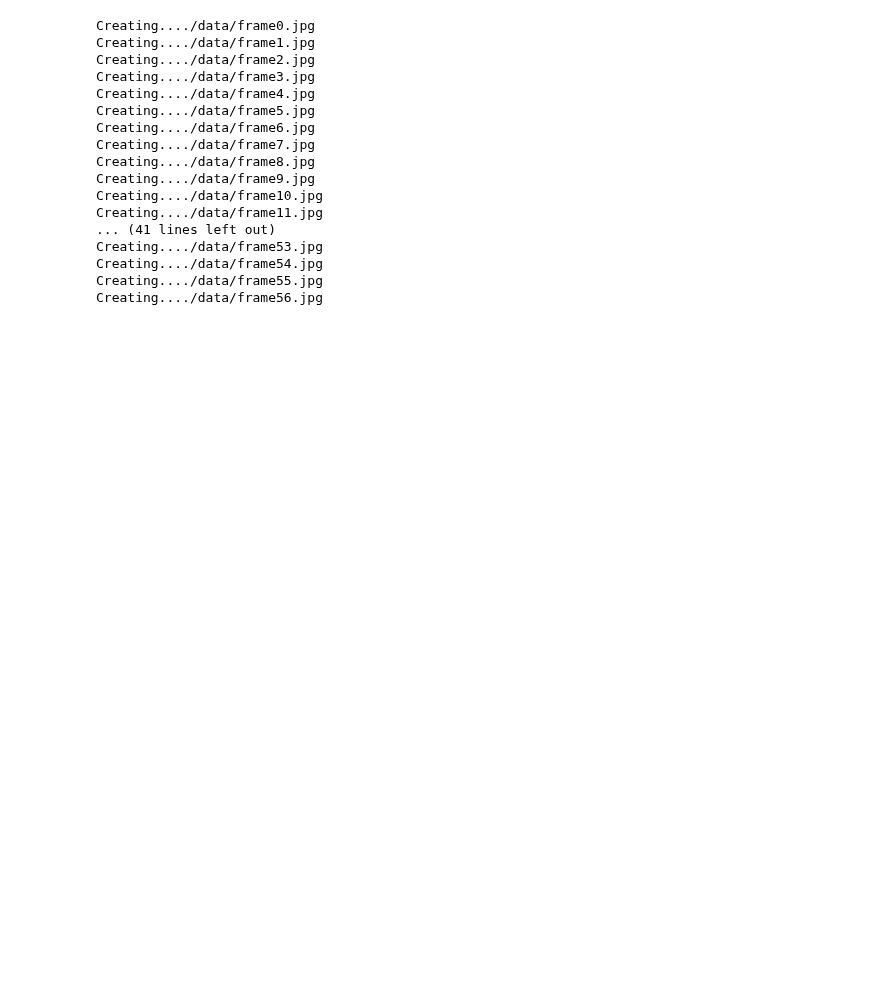
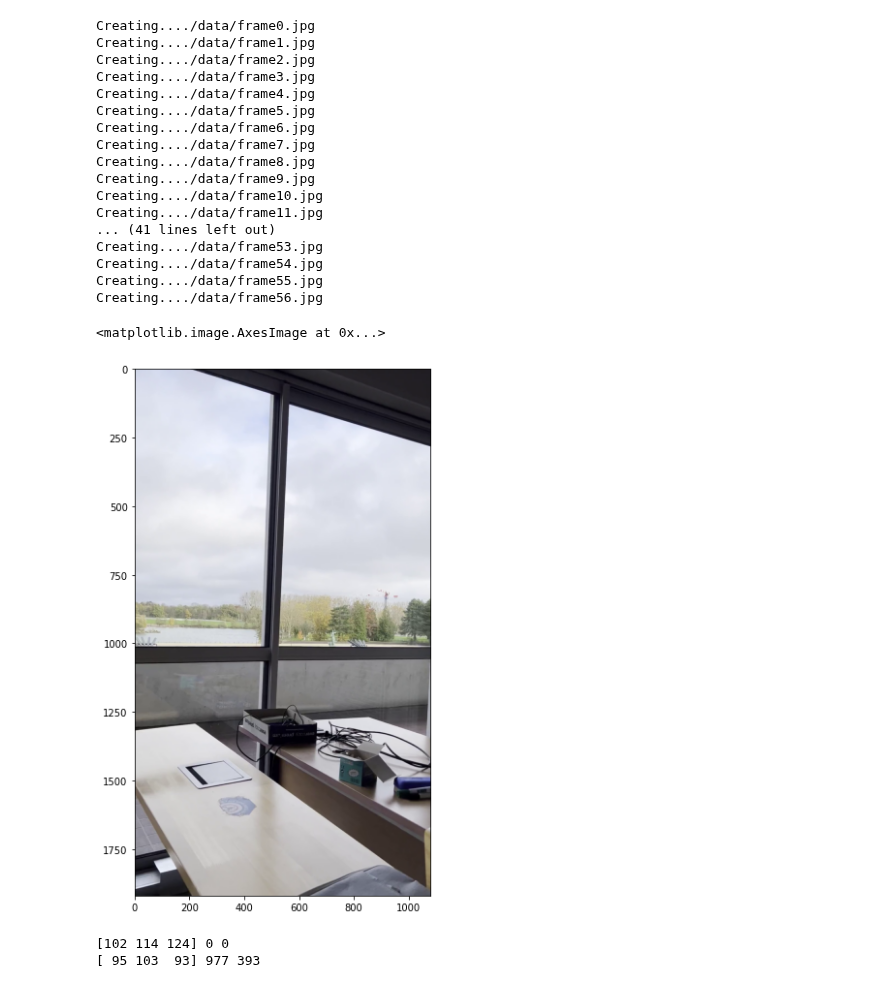
Before and after one commit to hannachoum/ComputerVision_Project, a Jupyter notebook: Projet_ComputerVision.ipynb, the cells around one changed output. Cells and saved outputs as stored; diff of their text form; code cells hidden in the pictures; blank space fills up the shorter version.

```diff
--- a/Projet_ComputerVision.ipynb
+++ b/Projet_ComputerVision.ipynb
@@ -17,5 +20,5 @@ import copy
 # %%
-cam=cv2.VideoCapture('IMG_9190.mp4')
+cam=cv.VideoCapture('IMG_9190.mp4')
 # %%
 try:
     # creating a folder named data
@@ -70,3 +73,40 @@ Creating..../data/frame53.jpg
 Creating..../data/frame54.jpg
 Creating..../data/frame55.jpg
 Creating..../data/frame56.jpg
+# %%
+img=copy.deepcopy(video[1])
+
+#they interchanged R and B so:
+
+out=np.zeros(video[0].shape)
+
+out[:,:,0]=copy.deepcopy(img[:,:,2]) #--->Here
+out[:,:,1]=copy.deepcopy(img[:,:,1])
+out[:,:,2]=copy.deepcopy(img[:,:,0]) #--->Here
+out=out.astype(int) #IMPORTANT
+
+plt.figure(figsize=(10,10))
+plt.imshow(out)
+
+#need to do it on all the images of the video
+# %% [output]
+<matplotlib.image.AxesImage at 0x...>
+[figure, added]
+# %%
+#find a "green enough" spot
+
+img=video[50]
+i,j=0,0
+g_point=img[i,j,:]
+print(g_point, i, j)
+while (g_point[1]<100) or (g_point[0]>100) or (g_point[2]>100): #need a better selection criteria!
+#(check the color of the green blanket we will use)
+
+    i=random.randint(0, img.shape[0]-1)
+    j=random.randint(0, img.shape[1]-1)
+    g_point=img[i,j,:]
+
+print(g_point, i, j)
+# %% [output]
+[102 114 124] 0 0
+[ 95 103  93] 977 393
```
Also changed, not shown: parts of 10 cells of this notebook, 1 other file.
